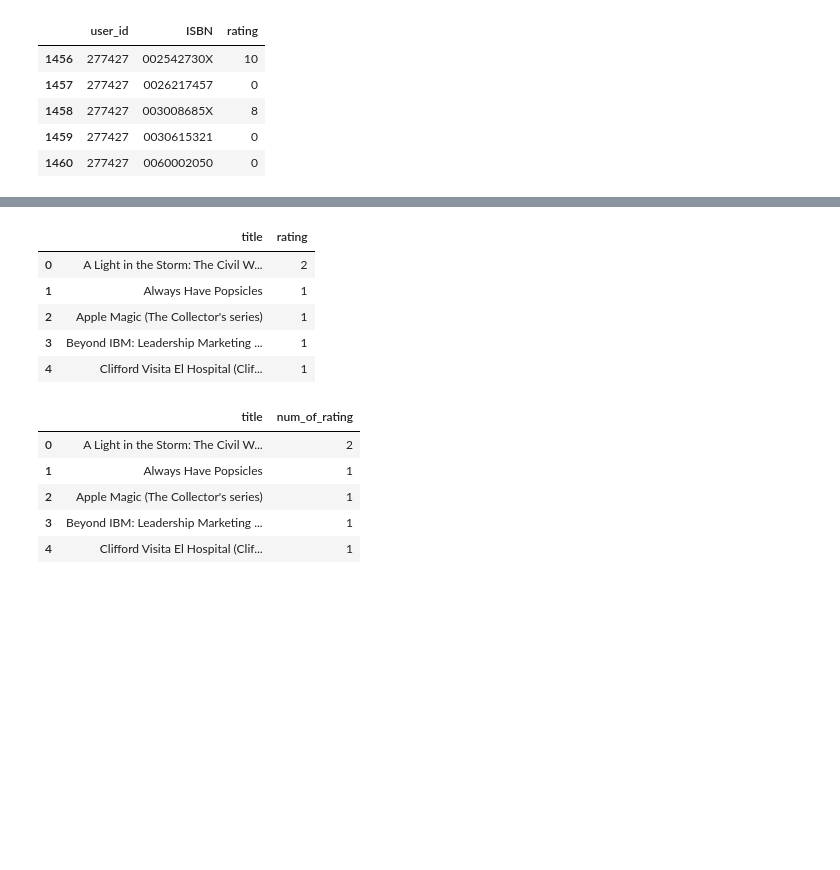
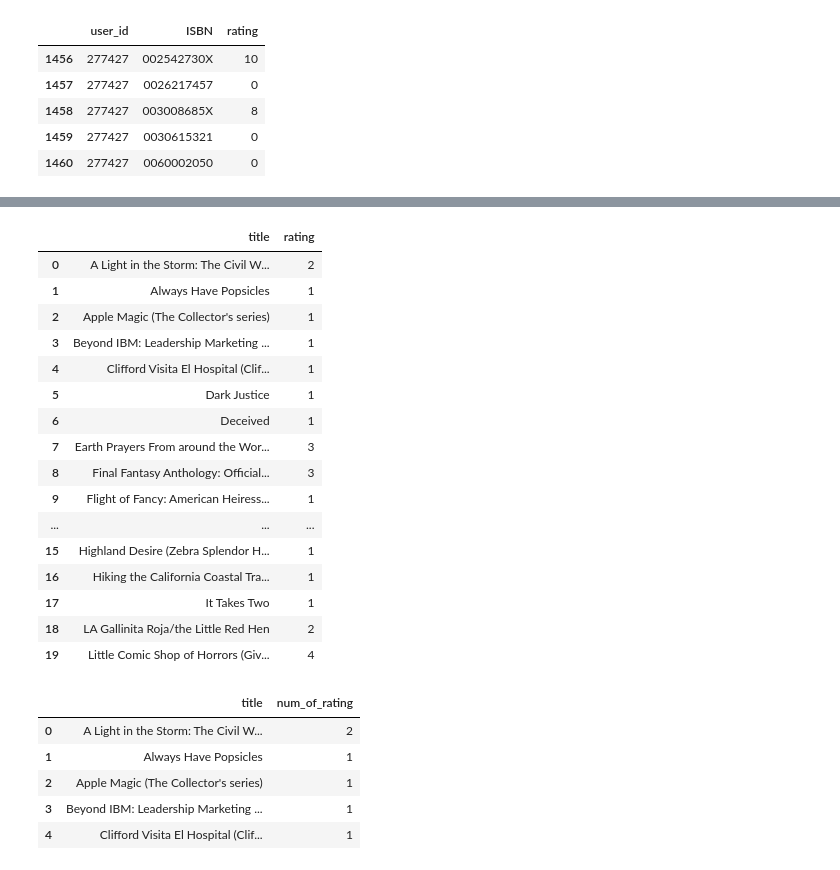
Before and after one commit to im-vishesh15th/book-recommendation-model, a Jupyter notebook: Books Recommender.ipynb, the cells around one changed output, grey strips where cells are left out. Cells and saved outputs as stored; diff of their text form; code cells hidden in the pictures; blank space fills up the shorter version.

```diff
--- a/Books Recommender.ipynb
+++ b/Books Recommender.ipynb
@@ -210,14 +250,25 @@ ratings_with_books.shape
 # %%
 number_rating = ratings_with_books.groupby('title')['rating'].count().reset_index()
 # %%
-number_rating.head()
+number_rating.head(20)
 # %% [output]
 |  | title | rating |
 | 0 | A Light in the Storm: The Civil W... | 2 |
 | 1 | Always Have Popsicles | 1 |
 | 2 | Apple Magic (The Collector's series) | 1 |
 | 3 | Beyond IBM: Leadership Marketing ... | 1 |
 | 4 | Clifford Visita El Hospital (Clif... | 1 |
+| 5 | Dark Justice | 1 |
+| 6 | Deceived | 1 |
+| 7 | Earth Prayers From around the Wor... | 3 |
+| 8 | Final Fantasy Anthology: Official... | 3 |
+| 9 | Flight of Fancy: American Heiress... | 1 |
+| ... | ... | ... |
+| 15 | Highland Desire (Zebra Splendor H... | 1 |
+| 16 | Hiking the California Coastal Tra... | 1 |
+| 17 | It Takes Two | 1 |
+| 18 | LA Gallinita Roja/the Little Red Hen | 2 |
+| 19 | Little Comic Shop of Horrors (Giv... | 4 |
 # %%
 number_rating.rename(columns={'rating':'num_of_rating'},inplace=True)
 # %%
```
Also changed, not shown: parts of 30 cells of this notebook, 4 other files.
